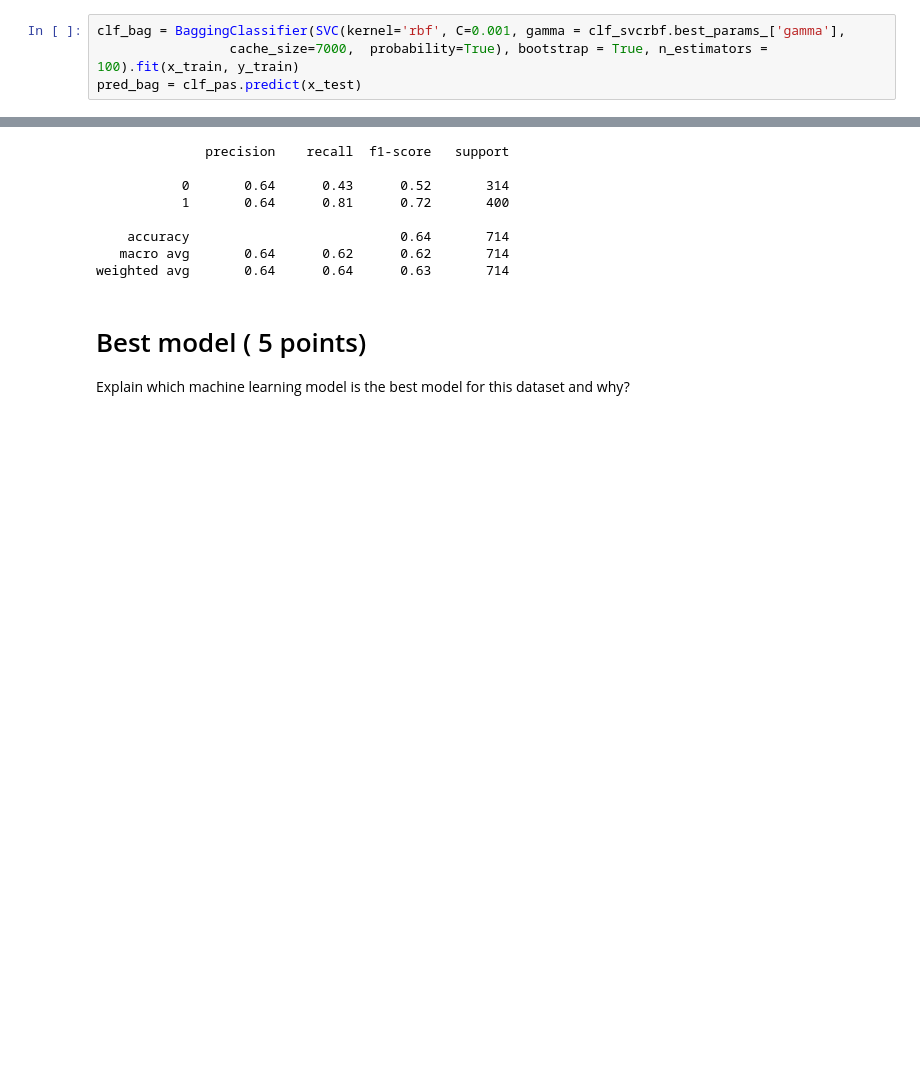
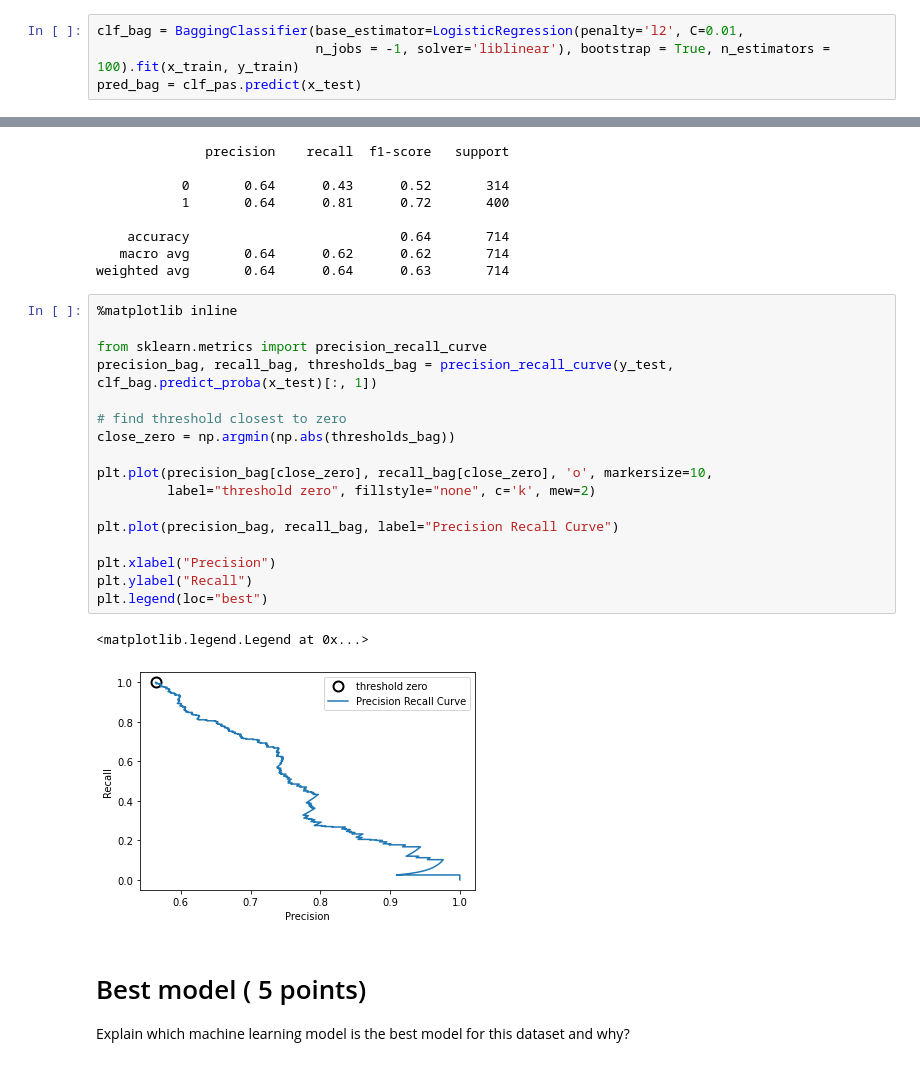
Before and after one commit to ddahiya16/Machine-Learning, a Jupyter notebook: Exam - Summer 2021.ipynb, the cells around one changed output, grey strips where cells are left out. Drawn from its saved outputs; the diff is of its cells as text; blank space fills up the shorter version.

```diff
--- a/Exam - Summer 2021.ipynb
+++ b/Exam - Summer 2021.ipynb
@@ -2459,8 +2459,8 @@ plt.legend(loc="best")
 # %% [markdown]
 ### Bagging with Logistic Regression
 # %%
-clf_bag = BaggingClassifier(SVC(kernel='rbf', C=0.001, gamma = clf_svcrbf.best_params_['gamma'],
-                 cache_size=7000,  probability=True), bootstrap = True, n_estimators = 100).fit(x_train, y_train)
+clf_bag = BaggingClassifier(base_estimator=LogisticRegression(penalty='l2', C=0.01,
+                            n_jobs = -1, solver='liblinear'), bootstrap = True, n_estimators = 100).fit(x_train, y_train)
 pred_bag = clf_pas.predict(x_test)
 # %%
 confusion_bag = confusion_matrix(y_test, pred_bag)
@@ -2480,6 +2480,26 @@ print(classification_report(y_test, pred_bag))
     accuracy                           0.64       714
    macro avg       0.64      0.62      0.62       714
 weighted avg       0.64      0.64      0.63       714
+# %%
+%matplotlib inline
+
+from sklearn.metrics import precision_recall_curve
+precision_bag, recall_bag, thresholds_bag = precision_recall_curve(y_test, clf_bag.predict_proba(x_test)[:, 1])
+
+# find threshold closest to zero
+close_zero = np.argmin(np.abs(thresholds_bag))
+
+plt.plot(precision_bag[close_zero], recall_bag[close_zero], 'o', markersize=10,
+         label="threshold zero", fillstyle="none", c='k', mew=2)
+
+plt.plot(precision_bag, recall_bag, label="Precision Recall Curve")
+
+plt.xlabel("Precision")
+plt.ylabel("Recall")
+plt.legend(loc="best")
+# %% [output]
+<matplotlib.legend.Legend at 0x...>
+[figure, added]
 # %% [markdown]
 # Best model ( 5 points)
 Explain which machine learning model is the best model for this dataset and why?
```
